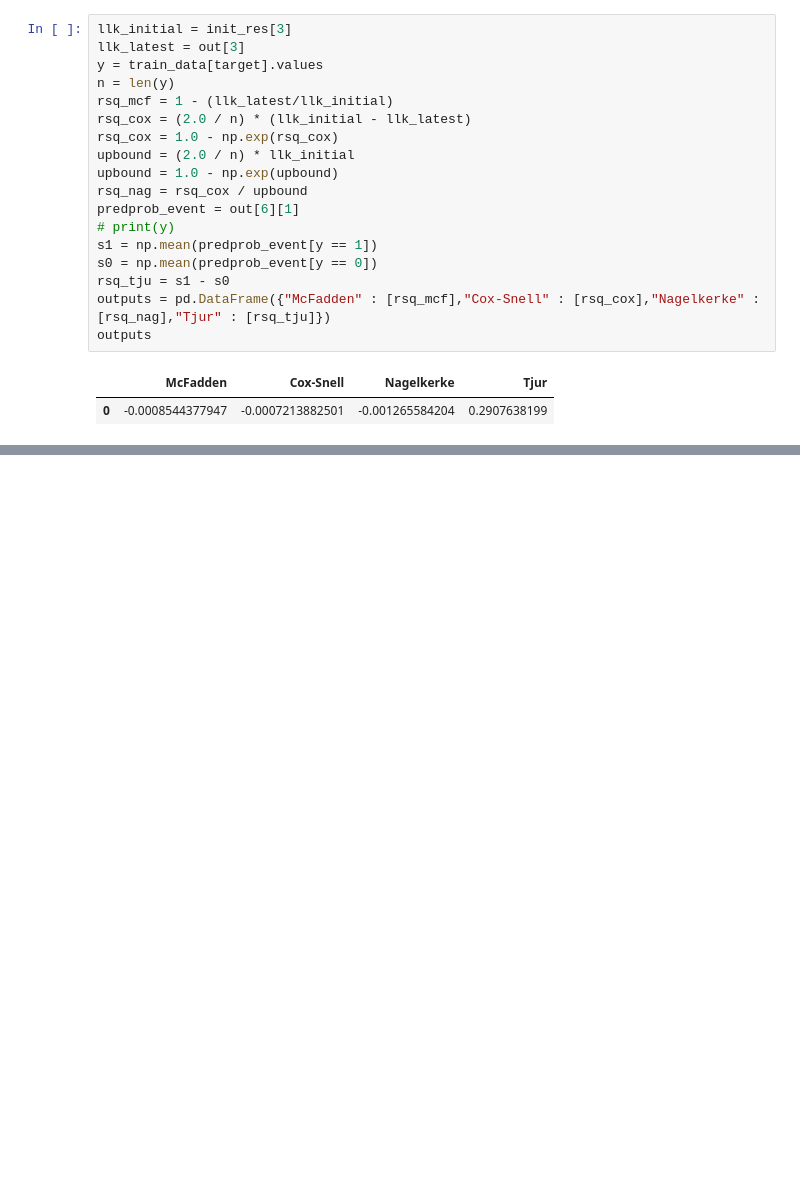
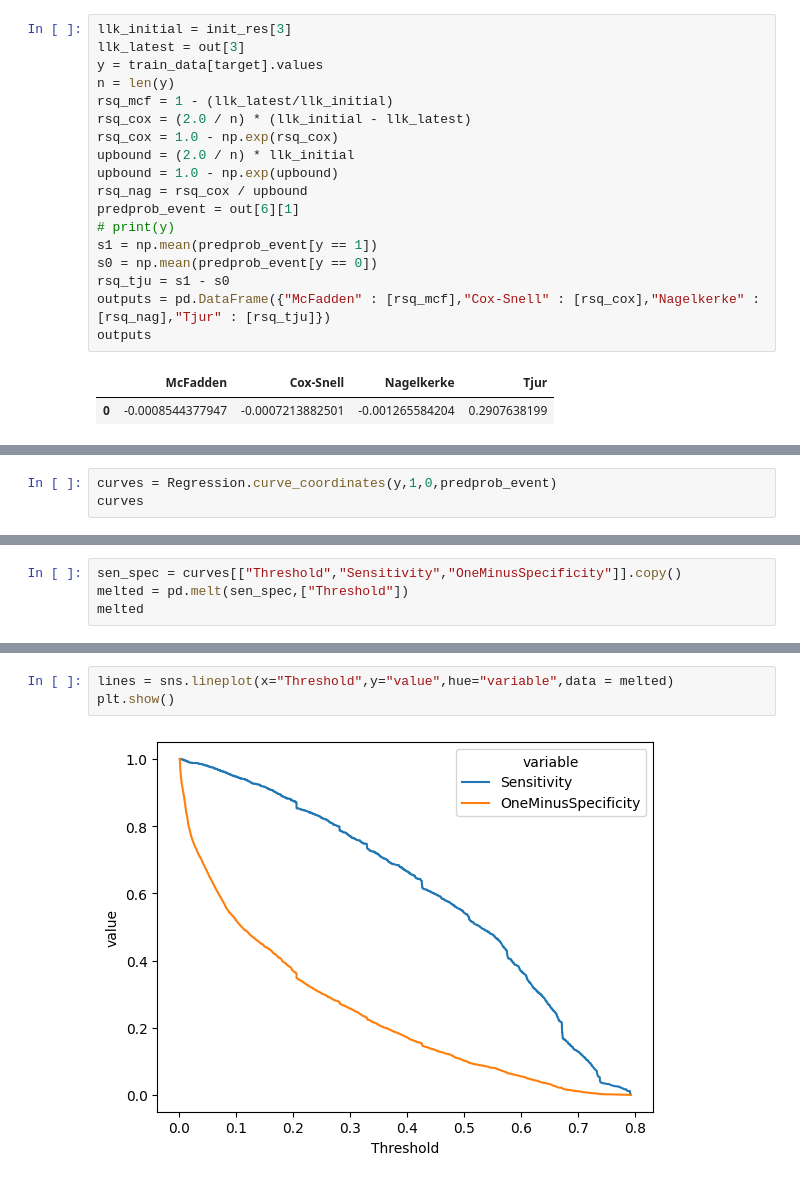
Before and after one commit to vishal-parameswaran/University-of-Chicago, a Jupyter notebook: Linear-Non Linear Models/Assignment 3/Assignment-3.ipynb, the cells around one changed output, grey strips where cells are left out. Cells and saved outputs as stored; diff of their text form; blank space fills up the shorter version.

```diff
--- a/Linear-Non Linear Models/Assignment 3/Assignment-3.ipynb
+++ b/Linear-Non Linear Models/Assignment 3/Assignment-3.ipynb
@@ -219,0 +232,3 @@ outputs
+# %%
+curves = Regression.curve_coordinates(y,1,0,predprob_event)
+curves
@@ -219,0 +249,4 @@ outputs
+# %%
+sen_spec = curves[["Threshold","Sensitivity","OneMinusSpecificity"]].copy()
+melted = pd.melt(sen_spec,["Threshold"])
+melted
@@ -219,0 +267,5 @@ outputs
+# %%
+lines = sns.lineplot(x="Threshold",y="value",hue="variable",data = melted)
+plt.show()
+# %% [output]
+[figure, added]
```
Also changed, not shown: parts of 8 cells of this notebook, 1 other file.
